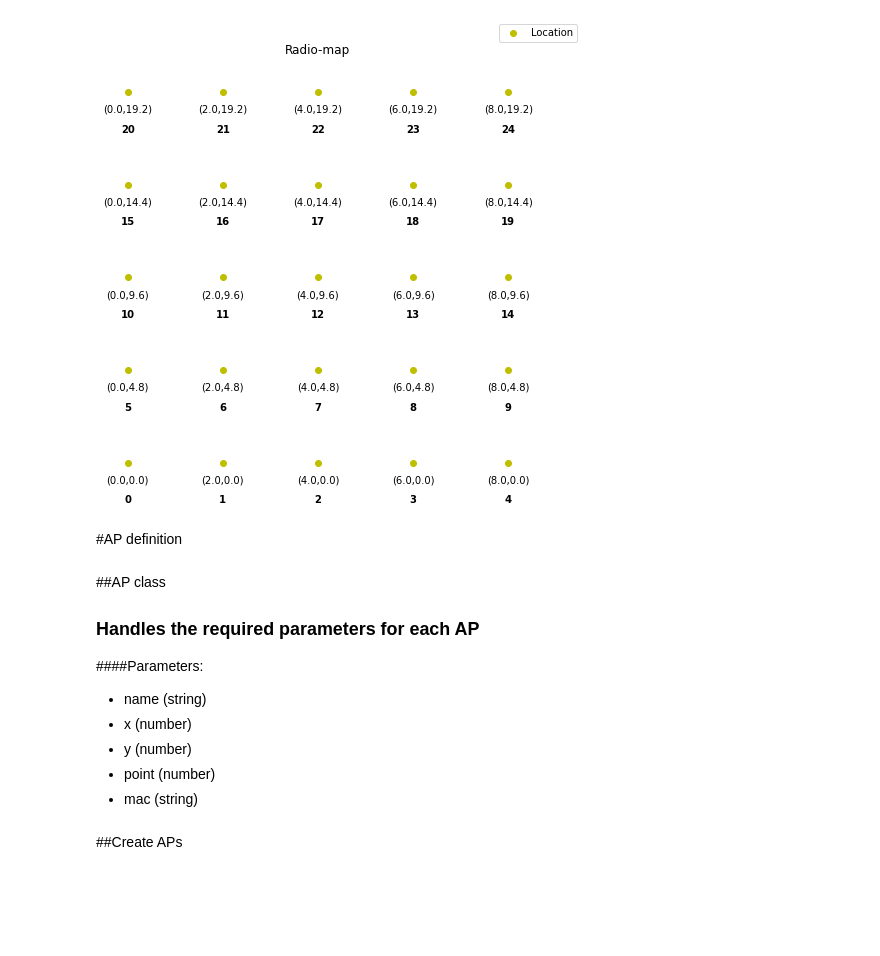
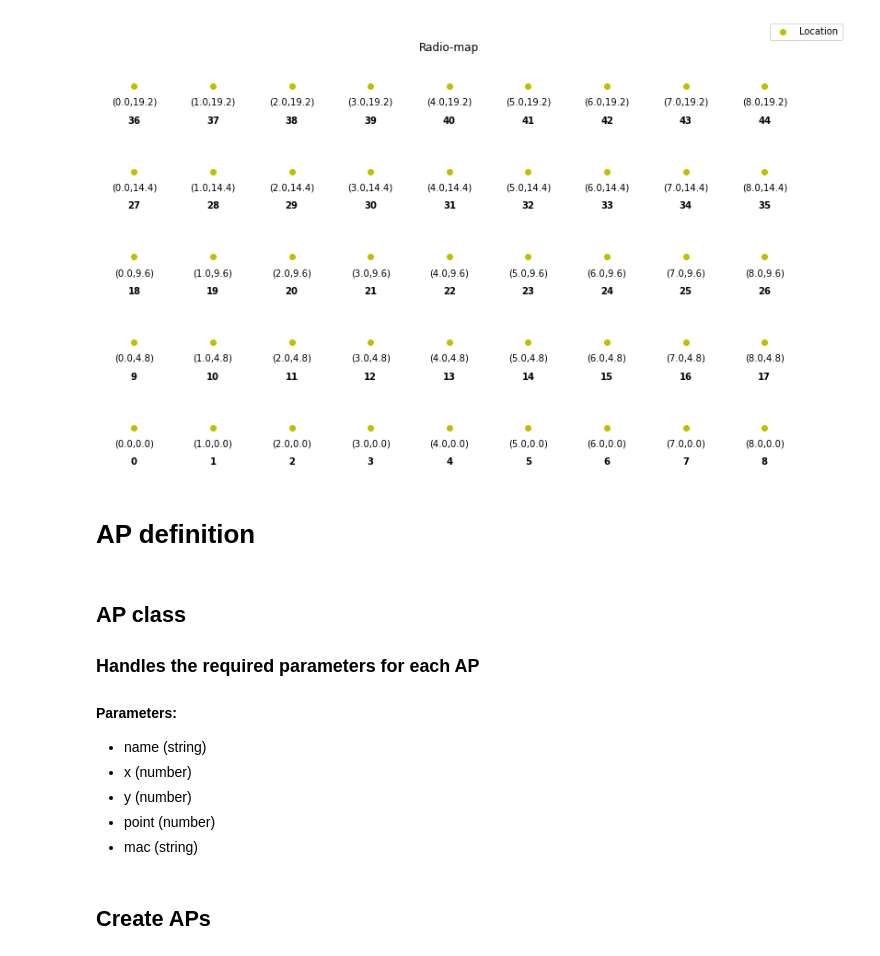
Before and after one commit to carlogattuso/Indoor_Positioning_RTT_GPR, a Jupyter notebook: src/psfm-gpr-interpolation.ipynb, the cells around one changed output. Saved outputs shown, nothing was run; the diff lists cells and outputs as text; code cells hidden in the pictures; blank space fills up the shorter version.

Commit message:
PSFM interpolation done, with granularity and AP selection

```diff
--- a/src/psfm-gpr-interpolation.ipynb
+++ b/src/psfm-gpr-interpolation.ipynb
@@ -122,0 +136,18 @@ df.head()
+# %%
+granularity_x_dropdown = widgets.Dropdown(
+    options=[2, 1, 0.5],
+    value=2,
+    description='x-axis: ',
+    disabled=False,
+)
+
+display(granularity_x_dropdown)
+
+granularity_y_dropdown = widgets.Dropdown(
+    options=[4.8, 2.4, 1.2],
+    value=4.8,
+    description='y-axis: ',
+    disabled=False,
+)
+
+display(granularity_y_dropdown)
@@ -126,8 +160,8 @@ height = 19.2
 
 #@markdown ##Granularity (meters)
 
-granularity_x = 2 #@param ["2", "1", "0.5"] {type:"raw"}
-granularity_y = 4.8 #@param ["4.8", "2.4", "1.2", "0.6"] {type:"raw"}
+granularity_x = granularity_x_dropdown.value #@param ["2", "1", "0.5"] {type:"raw"}
+granularity_y = granularity_y_dropdown.value #@param ["4.8", "2.4", "1.2", "0.6"] {type:"raw"}
 
 points_x = int(width/float(granularity_x) +1)
 points_y = int(height/float(granularity_y) +1)
@@ -145,42 +179,42 @@ Plot coordinates
 """
 coordinates = np.array(np.meshgrid(np.linspace(0, points_y - 1, points_y), np.linspace(0, points_x - 1, points_x))).T.reshape(-1,2)
 coordinates[:, [1, 0]] = coordinates[:, [0, 1]]
 
 plt.figure(figsize=(points_x*1.5, points_y*1.5))
 
 plt.scatter(coordinates[:,0], coordinates[:,1], c='y')
 
 plt.legend(labels=['Location'],loc="upper right",borderaxespad=-5)
 plt.title('Radio-map',pad=20)
 plt.axis('off')
 
 for x,y,z in zip(coordinates[:,0],coordinates[:,1], np.linspace(0, n_points - 1, n_points).astype(int)):
     label = f"({locations[z,0]},{locations[z,1]})"
 
     plt.annotate(label, # this is the text
                  (x,y), # this is the point to label
                  textcoords="offset points", # how to position the text
                  xytext=(0,-20), # distance from text to points (x,y)
                  ha='center') # horizontal alignment can be left, right or center
 
     label = f"{z}"
 
     plt.annotate(label, # this is the text
                   (x,y), # this is the point to label
                   textcoords="offset points", # how to position the text
                   xytext=(0,-40), # distance from text to points (x,y)
                   ha='center',
                   weight='bold') # horizontal alignment can be left, right or center
 # %% [output]
-[figure, old version]
+[figure, new version]
 # %% [markdown]
-#AP definition
+# AP definition
 # %% [markdown]
-##AP class
+## AP class
 
 ### Handles the required parameters for each AP
 
-####Parameters:
+#### Parameters:
 
 *   name (string)
 *   x (number)
@@ -199,7 +233,7 @@ class AP:
         self.mac = _mac
         self.point = get_location(locations, [_x, _y])
 # %% [markdown]
-##Create APs
+## Create APs
 # %%
 """
 Selected APs for the experiment
```
Also changed, not shown: parts of 107 cells of this notebook, 1 other file.
